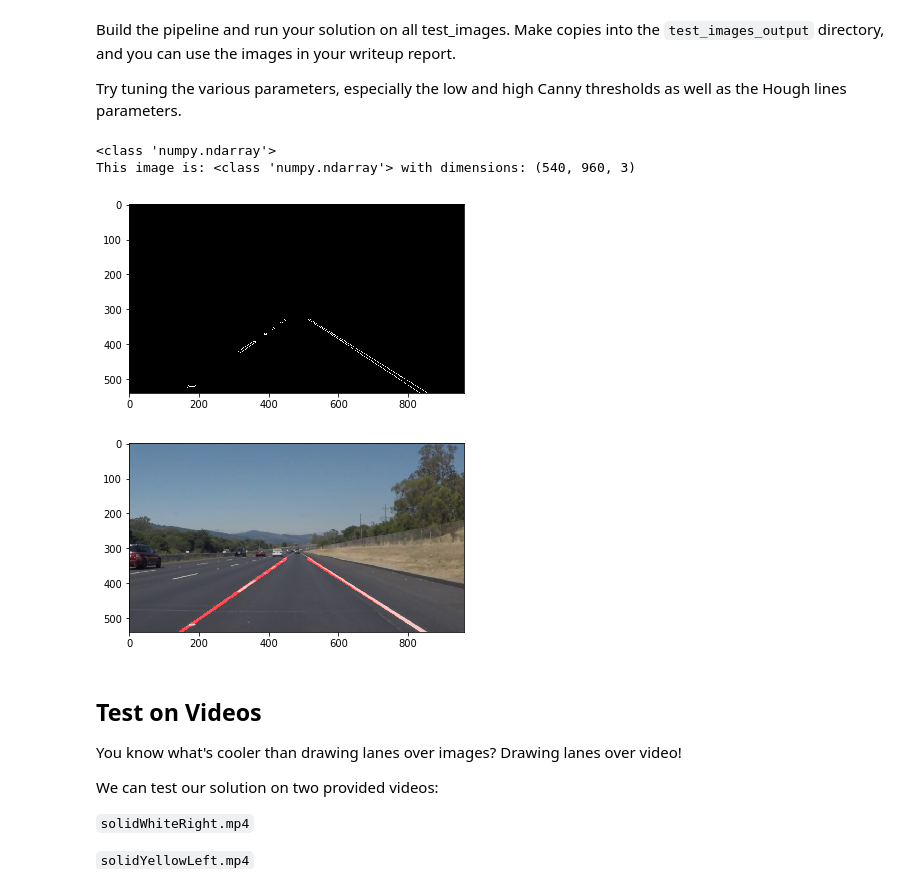
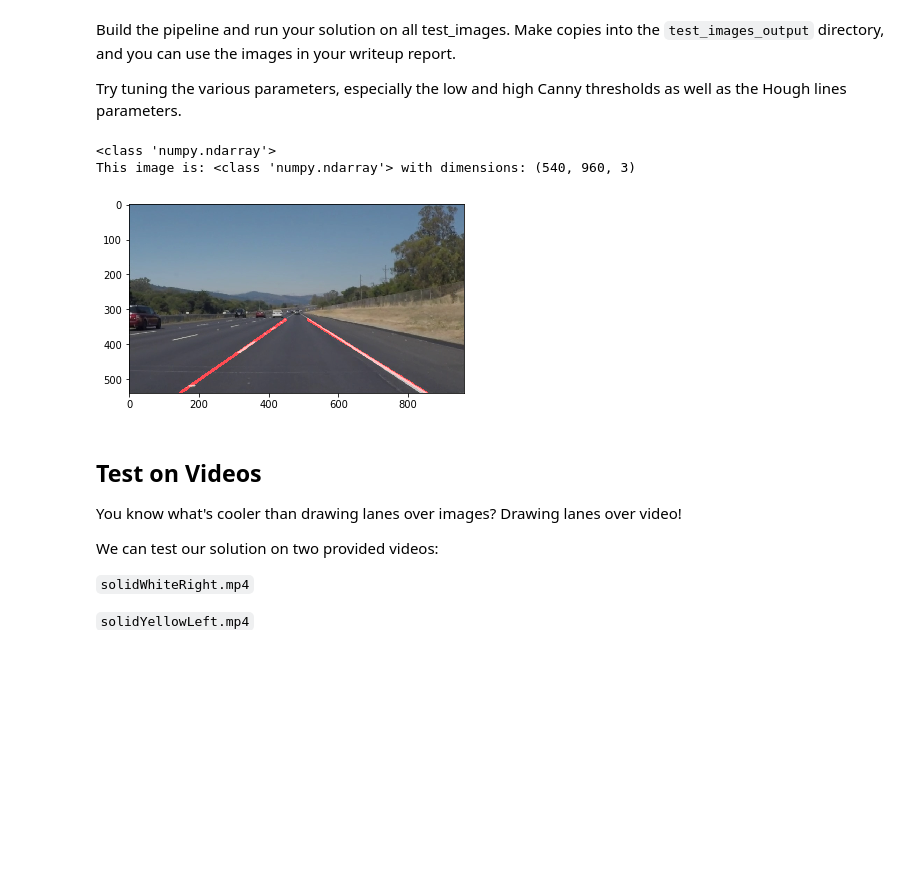
Before and after one commit to ChenxinWang0210/Find-Lane-Lines-on-Road, a Jupyter notebook: P1.ipynb, the cells around one changed output. Cells and saved outputs as stored; diff of their text form; code cells hidden in the pictures; blank space fills up the shorter version.

```diff
--- a/P1.ipynb
+++ b/P1.ipynb
@@ -277,47 +277,40 @@ edges = canny(blur_gray, low_threshold, high_threshold)
 
 #  Applies an image mask
 imshape = image.shape
-vertices = np.array([[(40,imshape[0]),(440, 330), (520, 330), (imshape[1]-40,imshape[0])]], dtype=np.int32)
+vertices = np.array([[(40,imshape[0]),(440, 325), (520, 325), (imshape[1]-40,imshape[0])]], dtype=np.int32)
 masked_edges = region_of_interest(edges, vertices)
 
 
 # Make a blank the same size as our image to draw on
 line_image=np.copy(image)*0
 
 # Define the Hough transformation parameters
 
 rho = 2
 theta = np.pi/180*1.5
 threshold = 15
 min_line_len = 10
 max_line_gap = 10
 
 # Output "line_image" contains the left and right line
 line_image = hough_lines(masked_edges, rho, theta, threshold, min_line_len, max_line_gap)
 
 
 
 # Draw the lines on the original image
 combo = weighted_img(line_image, image, α=0.8, β=1., γ=0.)
 
+
 plt.figure(0)
-#plt.imshow(line_image)  # if you wanted to show a single color channel image called 'gray', for example, call as
-plt.imshow(masked_edges, cmap='gray')
-
-#save the file
-mpimg.imsave('test_images/' + image_name +"_masked_edges.jpg",masked_edges,cmap='gray')
-
-plt.figure(1)
 print('This image is:', type(combo), 'with dimensions:', combo.shape)
 plt.imshow(combo)  # if you wanted to show a single color channel image called 'gray', for example, call as plt.imshow(gray, cmap='gray')
 
 #save the file
 mpimg.imsave('test_images/' + image_name +"_Lane_Lines.jpg", combo)
 # %% [output]
 <class 'numpy.ndarray'>
 This image is: <class 'numpy.ndarray'> with dimensions: (540, 960, 3)
-[figure, old version]
+[figure, new version]
-[figure, removed]
 # %% [markdown]
 ## Test on Videos
 
```
Also changed, not shown: parts of 3 cells of this notebook, 4 other files.
